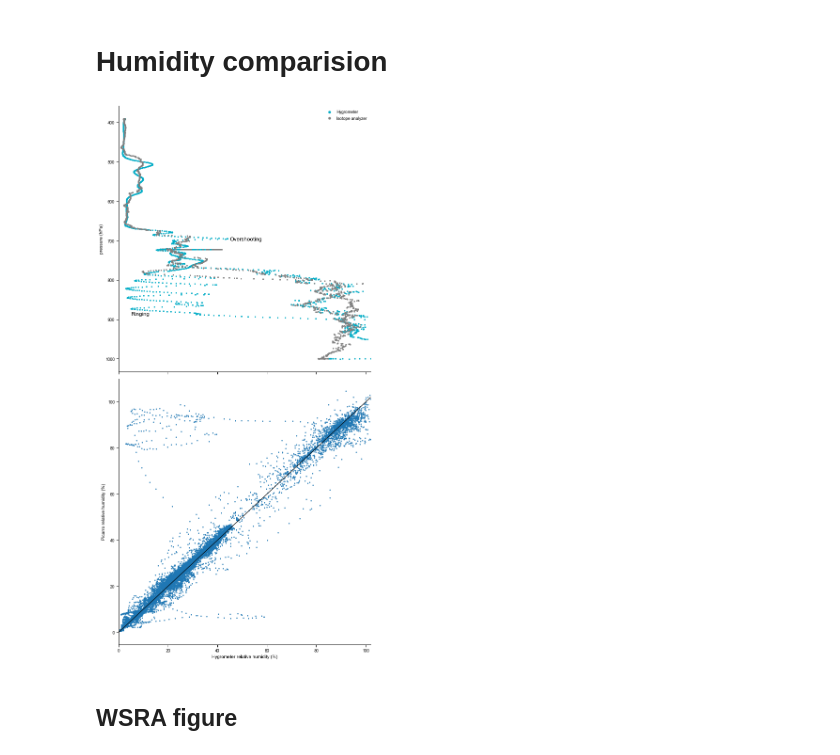
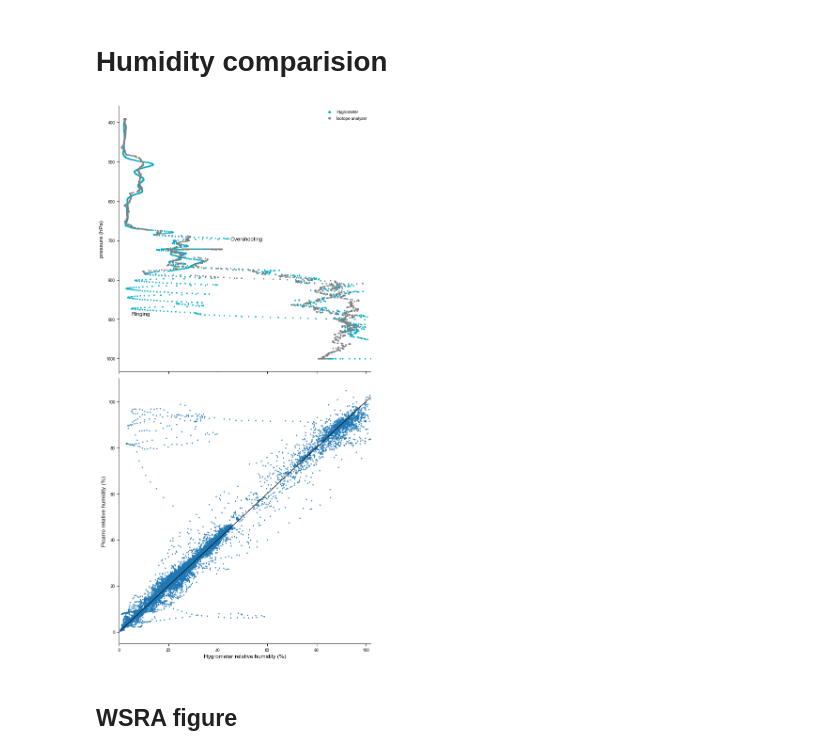
Before and after one commit to RobertPincus/atomic-p3-data-paper, a Jupyter notebook: Figures.ipynb, the cells around one changed output. Drawn from its saved outputs; the diff is of its cells as text; code cells hidden in the pictures.

```diff
--- a/Figures.ipynb
+++ b/Figures.ipynb
@@ -33,8 +33,9 @@ mpl.rcParams['ps.fonttype'] = 42
 mpl.rcParams['font.sans-serif'] = "Arial"
 mpl.rcParams['font.family'] = "sans-serif"
 mpl.rcParams["legend.frameon"] = False
+mpl.rcParams['axes.labelsize']= 14
 
-saveFigs = False
+saveFigs = True
 # %%
 def set_up_map(plt, lon_w = -60.5, lon_e = -49, lat_s = 10, lat_n = 16.5):
     ax  = plt.axes(projection=ccrs.PlateCarree())
@@ -390,8 +390,8 @@ swifts_1day = [s.sel(time = axbt_1day.time.mean(), method = "nearest") for s in
 
 axbt_1day.temperature.where(axbt_1day.depth < 150).plot.line(y="depth",
                                                              add_legend=False, yincrease=False)
-ax.set_xlabel("Sea water temperature (K)")
-ax.set_ylabel("Depth (m)")
+ax.set_xlabel("Sea water temperature (K)", fontsize=12)
+ax.set_ylabel("Depth (m)",                 fontsize=12)
 sns.despine()
 
 #
@@ -444,37 +444,37 @@ ax1.scatter(profiles["rh_iso"], profiles["press"],
            color="0.5",         marker = marker, label = "Isotope analyzer")
 
 profiles = rhs.sel(time = slice(np.datetime64("2020-01-19T20:31:12"),np.datetime64("2020-01-19T20:41:16")))
 marker = "s"
 ax1.scatter(profiles["rh_p3" ], profiles["press"],
            color=cc.glasbey[3], marker = marker, s = .2 * plt.rcParams['lines.markersize']**2)
 ax1.scatter(profiles["rh_iso"], profiles["press"],
            color="0.5",         marker = marker, s = .2 * plt.rcParams['lines.markersize']**2)
 
 
 ax1.invert_yaxis()
 ax1.legend(markerscale = 2)
 ax1.set_xlim(0, 100)
-ax1.set_ylabel("pressure (hPa)")
+ax1.set_ylabel("pressure (hPa)", fontsize=12)
 
 ax1.annotate('Ringing',     ( 5,890), fontsize="large")
 ax1.annotate('Overshooting',(45,700), fontsize="large")
 #
 # Picarro vs. hygrometer RH - they mostly agree
 #
 ax2.scatter(rhs["rh_p3"],rhs["rh_iso"], s=3)
 # 1:1 line
 ax2.plot([0,102], [0,102], 'k-', color = 'black')
 ax2.set_xlim(0, 102)
-ax2.set_xlabel("Hygrometer relative humidity (%)")
-ax2.set_ylabel("Picarro relative humidity (%)")
+ax2.set_xlabel("Hygrometer relative humidity (%)", fontsize=12)
+ax2.set_ylabel("Picarro relative humidity (%)",    fontsize=12)
 
 sns.despine()
 plt.tight_layout()
 
 if saveFigs:
     fig.savefig(figDir.joinpath("Water-vapor-comparision.pdf"), dpi=600, transparent=True, bbox_inches = "tight")
 # %% [output]
-[figure, old version]
+[figure, new version]
 # %% [markdown]
 ## WSRA figure
 # %%
```
Also changed, not shown: parts of 10 cells of this notebook.
